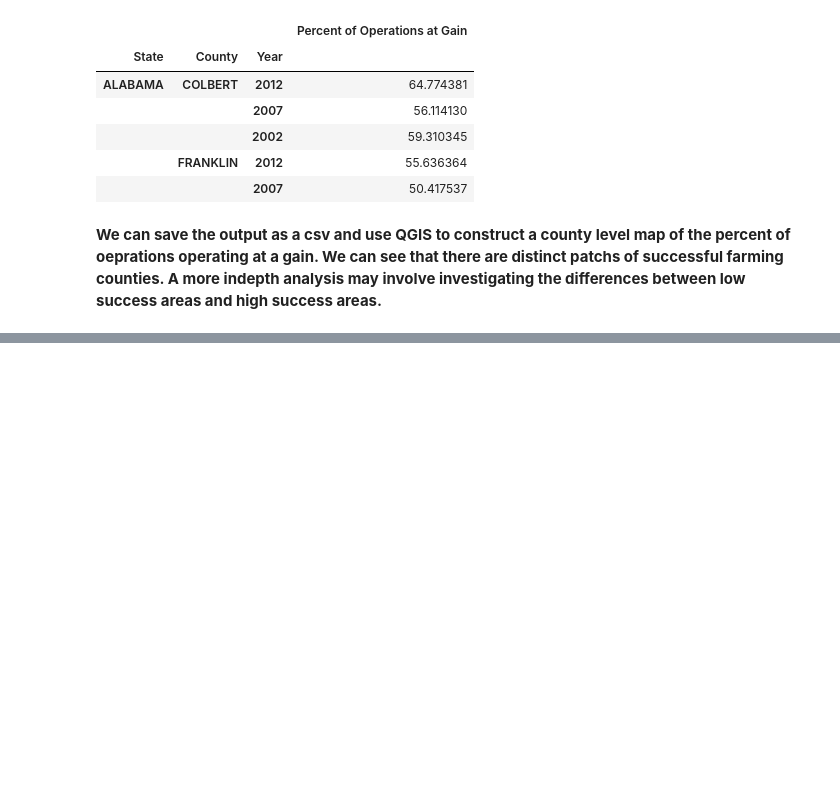
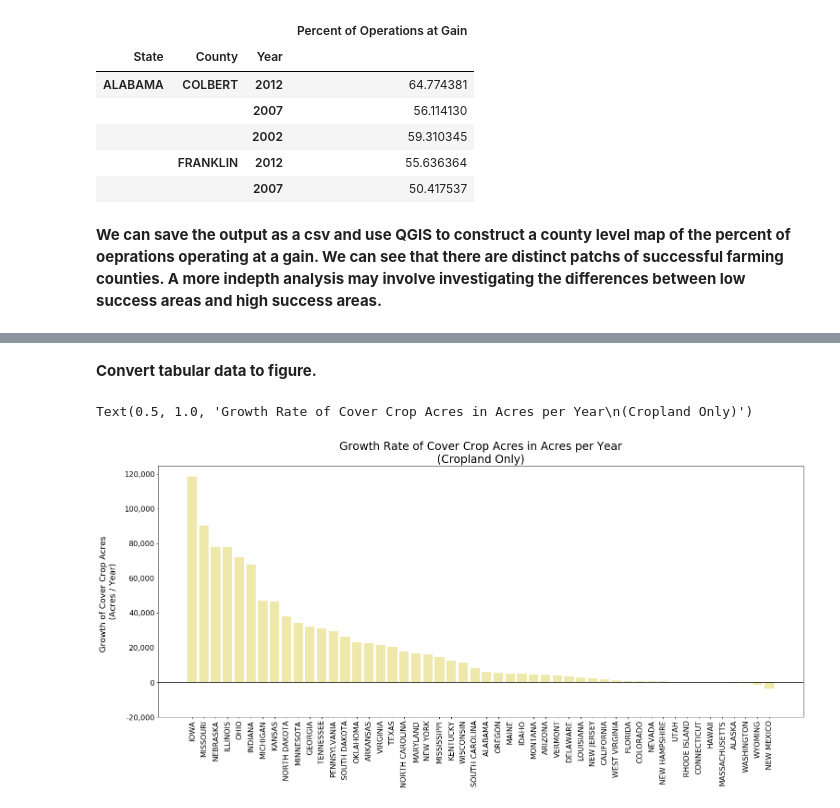
Before and after one commit to christopher-reed/Farm-Economic-Resilience, a Jupyter notebook: USDA_Ag_Census_Analysis.ipynb, the cells around one changed output, grey strips where cells are left out. Drawn from its saved outputs; the diff is of its cells as text; code cells hidden in the pictures; blank space fills up the shorter version.

```diff
--- a/USDA_Ag_Census_Analysis.ipynb
+++ b/USDA_Ag_Census_Analysis.ipynb
@@ -570,7 +570,7 @@ The data from this section is obtained from the USDA NASS Quick Stats API. Infor
 **Access data from NASS Quick Stats API. We will start at the coarsest resolution available: nationwide.**
 # %%
 #Prepare payload
-api_key = 'XXX'
+api_key = '70D413B2-0123-3524-9634-F730BE441009'
 
 #Selection of years
 years = map(str,range(1981,2018))
@@ -1043,0 +1336,5 @@ df.head()
+# %%
+#Prepare growth of cover crop acres data
+cover_crops_merged['Growth Per Year'] = (cover_crops_merged['Value_2017'] - cover_crops_merged['Value_2012']) / (2017 - 2012)
+cover_crops_merged = cover_crops_merged.sort_values(by = 'Growth Per Year', ascending = False)
+cover_crops_merged.head()
@@ -1043,0 +1348,35 @@ df.head()
+# %% [markdown]
+**Convert tabular data to figure.**
+# %%
+#Growth rate of cover crops
+
+#X axis positions for bars
+ind = np.arange(len(states))
+
+#Values to plot
+growth = cover_crops_merged['Growth Per Year']
+
+#Create figure
+fig, ax = plt.subplots(figsize = (25,10))
+
+#Plot bar graph and horizontal line
+ax.bar(ind, growth, width = 0.8, label = 'Growth Per Year', color = 'palegoldenrod')
+ax.axhline(y = 0, color = 'black')
+
+#Labels for x ticks
+states = cover_crops_merged['state_name']
+
+#Format xticks
+ax.set_xticks(ind)
+ax.set_xticklabels(states, rotation = 90, fontsize = 16)
+
+#Format yticks
+ax.set_yticks(np.arange(-20000, 140000, 20000))
+ax.set_yticklabels(['-20,000', '0', '20,000', '40,000', '60,000', '80,000', '100,000', '120,000'], fontsize = 16)
+
+#Format axis labels
+ax.set_ylabel('Growth of Cover Crop Acres  \n(Acres / Year)', fontsize = 18, labelpad = 15)
+ax.set_title('Growth Rate of Cover Crop Acres in Acres per Year\n(Cropland Only)', fontsize = 24)
+# %% [output]
+Text(0.5, 1.0, 'Growth Rate of Cover Crop Acres in Acres per Year\n(Cropland Only)')
+[figure, added]
```
Also changed, not shown: parts of 33 cells of this notebook.
